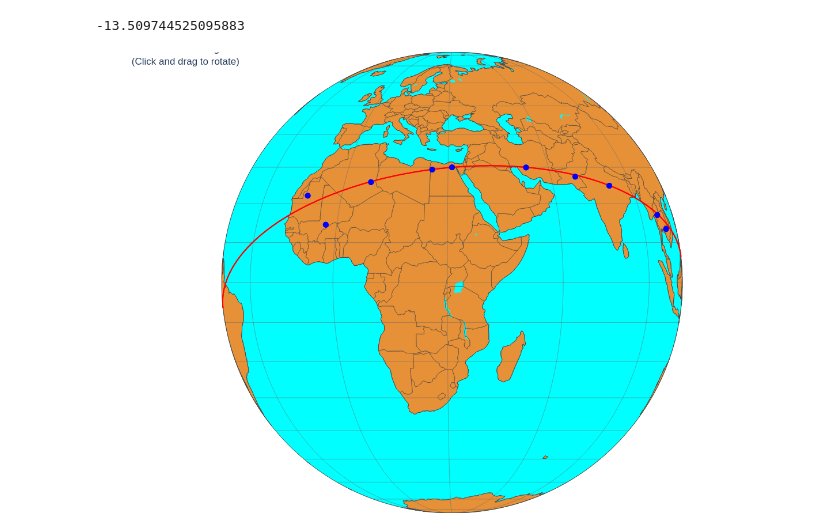
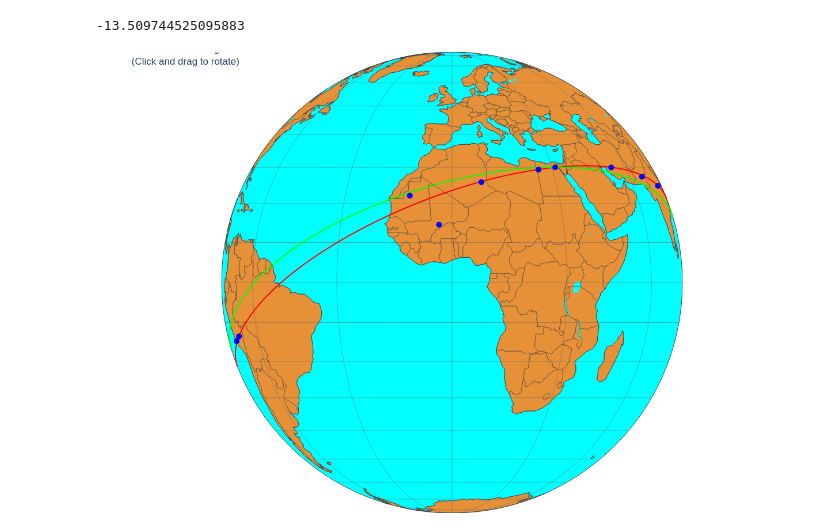
Before and after one commit to hvsouza/blend_root_ana, a Jupyter notebook: Python/world_line.ipynb, the cells around one changed output. Saved outputs shown, nothing was run; the diff lists cells and outputs as text; code cells hidden in the pictures.

Commit message:
Updated with line starting at khufus

```diff
--- a/Python/world_line.ipynb
+++ b/Python/world_line.ipynb
@@ -108,7 +108,9 @@ sites_name = ["khufus",
                "Tassili n'Ajjer",
                "Khajuraho",
                "Angkor Wat",
-               "Sukhothao"];
+               "Sukhothao",
+               "Opposit to Khufus"];
+
 khufus = [29.979364870160097, 31.134276335617763]
 cusco = [-13.509744575389755, -71.98127257903684]
 dogon = [14.51978905371621, -3.3367679384686415]
@@ -122,7 +124,9 @@ khajuraho = [24.83240295582695, 79.92026864072902]
 angkor = [13.412709291959462, 103.86293017924665]
 sukhothai = [17.01301606188515, 99.80904408904023]
 
-sites_location = [khufus, cusco, dogon, richat, nazca, siwa, persepolis, mohenjo, tassili, khajuraho, angkor, sukhothai]
+khufusneg = [-khufus[0], -(179.9 - khufus[1])]
+
+sites_location = [khufus, cusco, dogon, richat, nazca, siwa, persepolis, mohenjo, tassili, khajuraho, angkor, sukhothai, khufusneg]
 # %%
 site1 = createMatrix(khufus)
 site2 = createMatrix(cusco)
@@ -145,6 +149,18 @@ for i, lon in enumerate(linelon):
     linelat[i] = getLat(lon, normalplane)
 # %% [output]
 -13.509744525095883
+# %%
+startkhufus1 = createMatrix(khufus)
+startkhufus2 = createMatrix(khufusneg)
+
+normalkhufus = np.cross(startkhufus1,startkhufus2)
+normalkhufus = np.append(normalkhufus,0)
+if (normalkhufus[2] < 0 ):
+    normalkhufus *= -1
+
+linelatkhufus = np.zeros(len(linelon))
+for i, lon in enumerate(linelon):
+    linelatkhufus[i] = getLat(lon, normalkhufus)
 # %%
 ecliptic1 = [23.5]
 ecliptic2 = [-23.5]
@@ -153,11 +169,12 @@ lineeclp2 = np.full(len(linelon), ecliptic2[0])
 # %%
 import plotly.graph_objects as go
 # %%
-scl = ['rgb(255,0,0)', 'rgb(0,0,255)']
+scl = ['rgb(255,0,0)', 'rgb(0,0,255)', 'rgb(0,255,0)']
 n_colors = len(scl)
 fig = go.Figure()
 # %%
 fig.add_trace(go.Scattergeo( lon = linelon, lat = linelat, mode = 'lines', line = dict(width = 2, color = scl[0] )))
+fig.add_trace(go.Scattergeo( lon = linelon, lat = linelatkhufus, mode = 'lines', line = dict(width = 2, color = scl[2] )))
 #fig.add_trace(go.Scattergeo( lon = linelon, lat = lineeclp1, mode = 'lines', line = dict(width = 2, color = scl[1] )))
 #fig.add_trace(go.Scattergeo( lon = linelon, lat = lineeclp2, mode = 'lines', line = dict(width = 2, color = scl[1] )))
 for locname, loc in zip(sites_name, sites_location):
@@ -182,32 +199,32 @@ fig.update_layout(
         landcolor = 'rgb(230, 145, 56)',
         lakecolor = 'rgb(0, 255, 255)',
         oceancolor = 'rgb(0, 255, 255)',
         projection = dict(
             type = 'orthographic',
             rotation = dict(
                 #lon = khufus[1],
                 #lat = khufus[0],
-                lon = khufus[1],
+                lon = 0,
                 lat = 0,
                 roll = 0
             )
         ),
         lonaxis = dict(
             showgrid = True,
             gridcolor = 'rgb(102, 102, 102)',
             gridwidth = 0.5
         ),
         lataxis = dict(
             showgrid = True,
             gridcolor = 'rgb(102, 102, 102)',
             gridwidth = 0.5
         )
     )
 )
 
 fig.update_layout(
     margin=dict(l=0, r=0, t=0, b=0),
 )
 fig.show()
 # %% [output]
-[figure, old version]
+[figure, new version]
```
Also changed, not shown: 1 other file.
